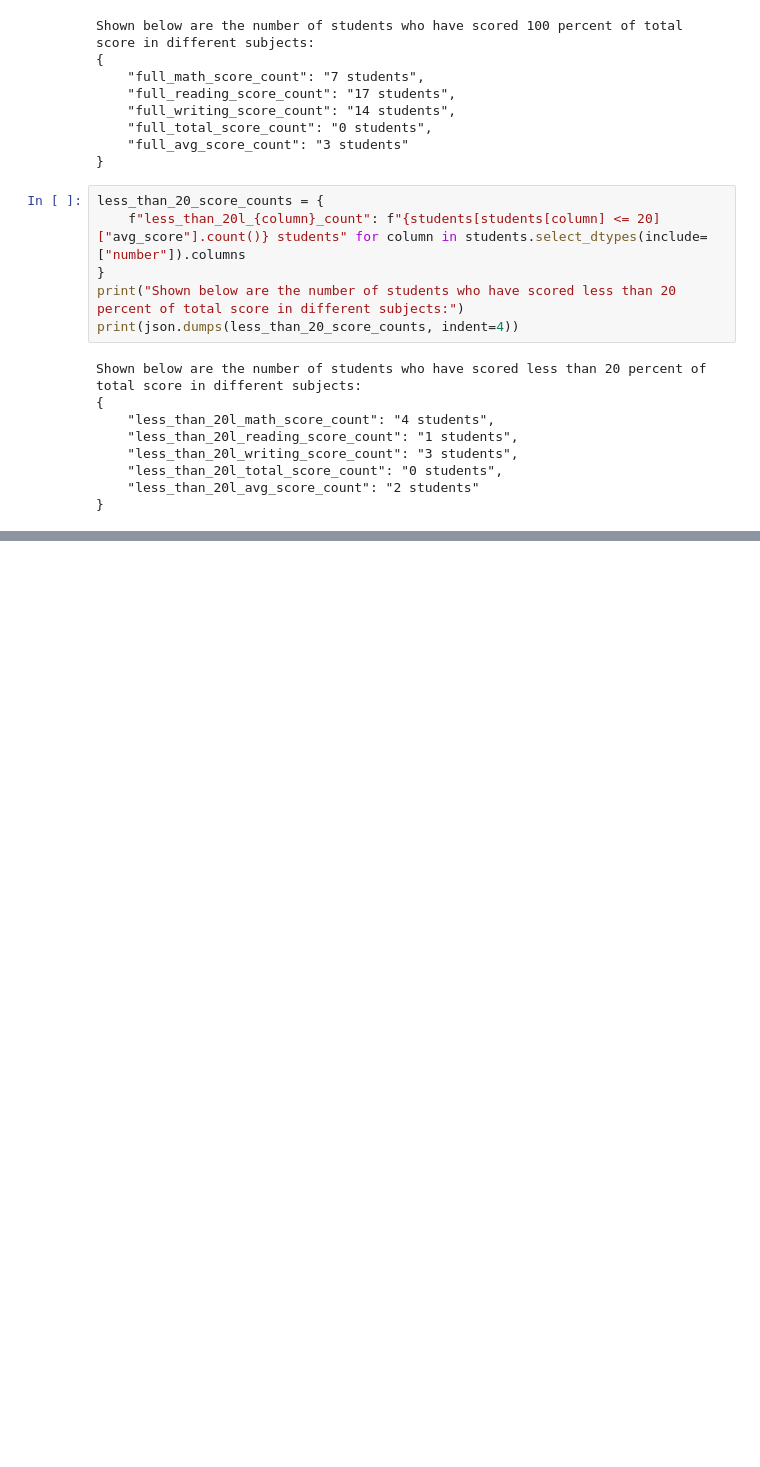
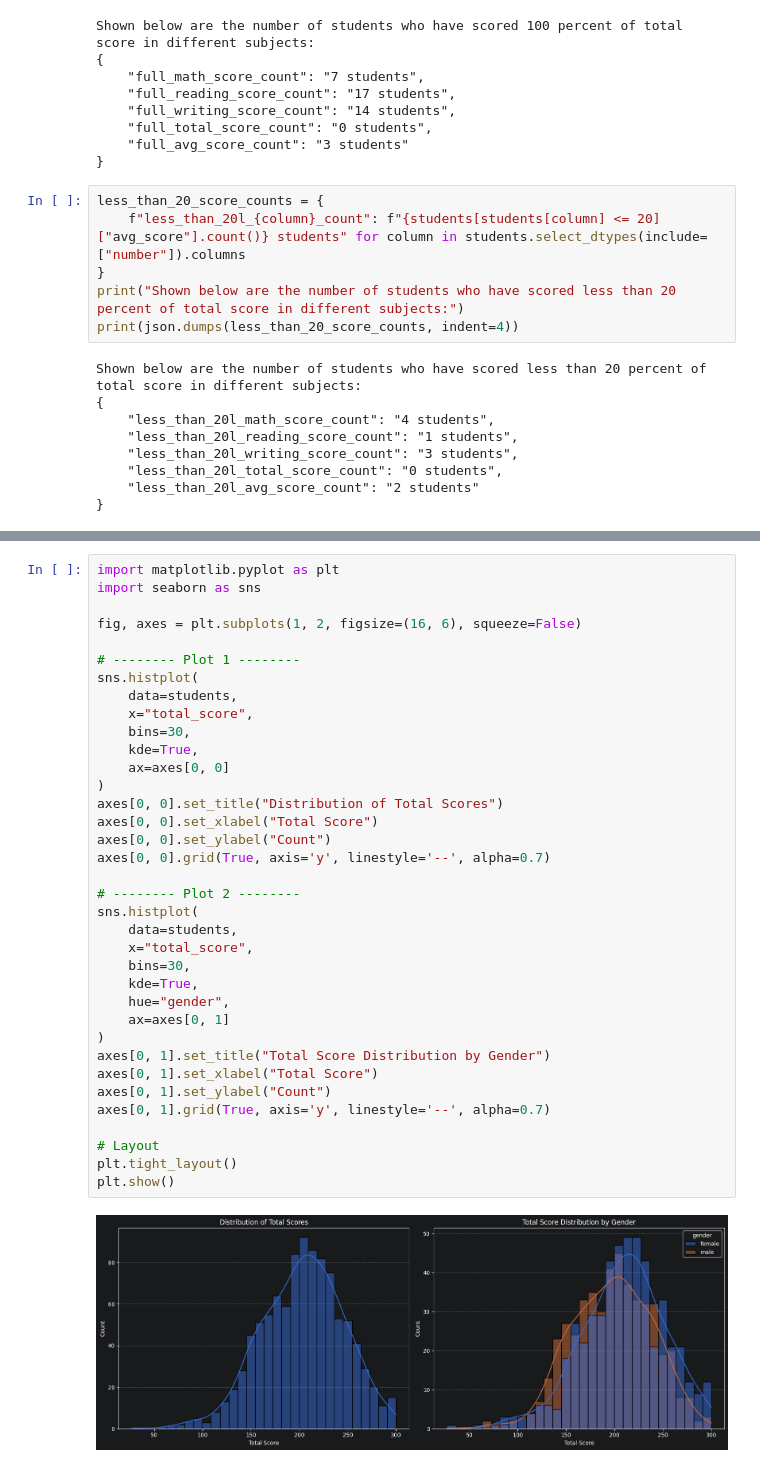
Before and after one commit to VijvalVemula/ml_engineering_project, a Jupyter notebook: notebooks/eda_student_performance.ipynb, the cells around one changed output, grey strips where cells are left out. Saved outputs shown, nothing was run; the diff lists cells and outputs as text; blank space fills up the shorter version.

Commit message:
Entered Visualization in EDA

```diff
--- a/notebooks/eda_student_performance.ipynb
+++ b/notebooks/eda_student_performance.ipynb
@@ -336,0 +350,38 @@ plt.show()
+# %%
+import matplotlib.pyplot as plt
+import seaborn as sns
+
+fig, axes = plt.subplots(1, 2, figsize=(16, 6), squeeze=False)
+
+# -------- Plot 1 --------
+sns.histplot(
+    data=students,
+    x="total_score",
+    bins=30,
+    kde=True,
+    ax=axes[0, 0]
+)
+axes[0, 0].set_title("Distribution of Total Scores")
+axes[0, 0].set_xlabel("Total Score")
+axes[0, 0].set_ylabel("Count")
+axes[0, 0].grid(True, axis='y', linestyle='--', alpha=0.7)
+
+# -------- Plot 2 --------
+sns.histplot(
+    data=students,
+    x="total_score",
+    bins=30,
+    kde=True,
+    hue="gender",
+    ax=axes[0, 1]
+)
+axes[0, 1].set_title("Total Score Distribution by Gender")
+axes[0, 1].set_xlabel("Total Score")
+axes[0, 1].set_ylabel("Count")
+axes[0, 1].grid(True, axis='y', linestyle='--', alpha=0.7)
+
+# Layout
+plt.tight_layout()
+plt.show()
+# %% [output]
+[figure, added]
```
Also changed, not shown: parts of 3 cells of this notebook.
